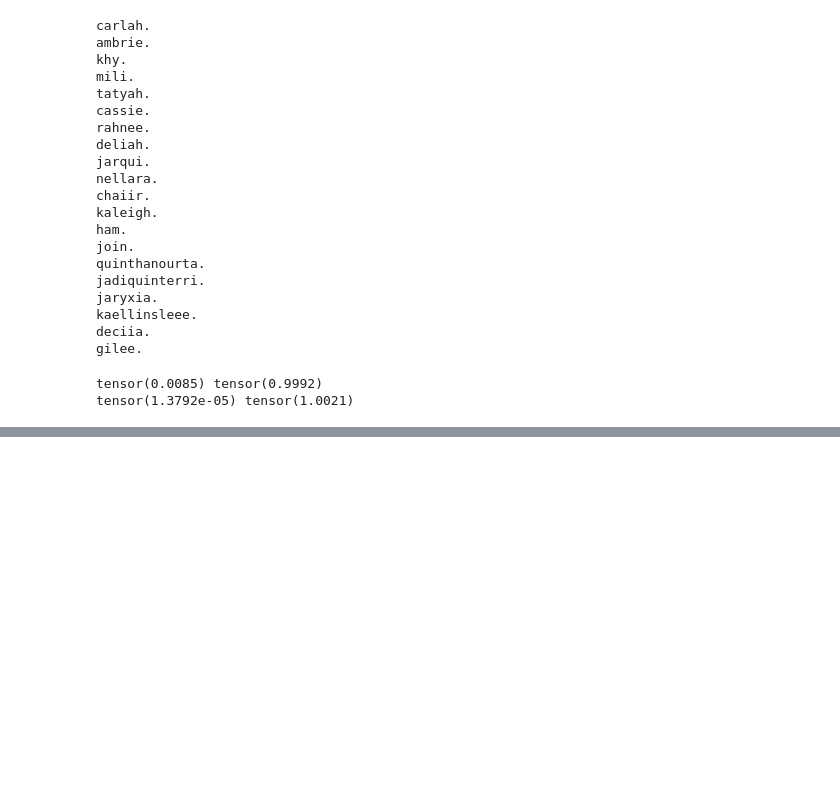
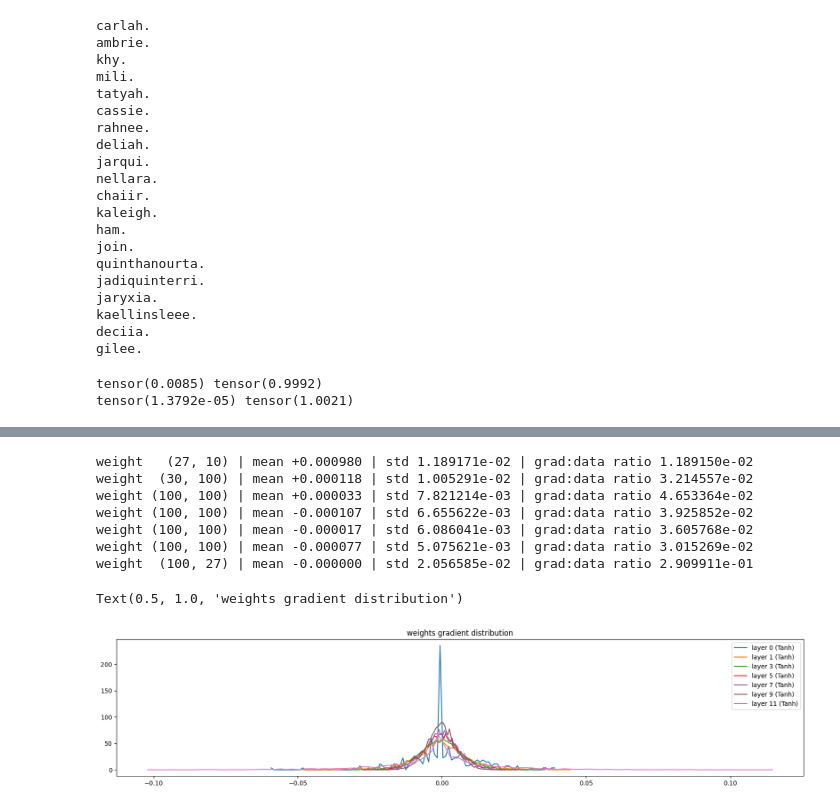
Before and after one commit to ahmadsharif1/mygrad, a Jupyter notebook: lesson4/model.ipynb, the cells around one changed output, grey strips where cells are left out. Cells and saved outputs as stored; diff of their text form; code cells hidden in the pictures; blank space fills up the shorter version.

```diff
--- a/lesson4/model.ipynb
+++ b/lesson4/model.ipynb
@@ -231,0 +400,22 @@ tensor(1.3792e-05) tensor(1.0021)
+# %%
+plt.figure(figsize=(20, 4))
+legends = []
+for i, p in enumerate(parameters):
+  t = p.grad
+  if p.ndim == 2:
+    print('weight %10s | mean %+f | std %e | grad:data ratio %e' % (tuple(p.shape), t.mean(), t.std(), t.std() / p.std()))
+    hy, hx = torch.histogram(t, density=True)
+    plt.plot(hx[:-1].detach(), hy.detach())
+    legends.append(f'layer {i} ({layer.__class__.__name__})')
+plt.legend(legends)
+plt.title('weights gradient distribution')
+# %% [output]
+weight   (27, 10) | mean +0.000980 | std 1.189171e-02 | grad:data ratio 1.189150e-02
+weight  (30, 100) | mean +0.000118 | std 1.005291e-02 | grad:data ratio 3.214557e-02
+weight (100, 100) | mean +0.000033 | std 7.821214e-03 | grad:data ratio 4.653364e-02
+weight (100, 100) | mean -0.000107 | std 6.655622e-03 | grad:data ratio 3.925852e-02
+weight (100, 100) | mean -0.000017 | std 6.086041e-03 | grad:data ratio 3.605768e-02
+weight (100, 100) | mean -0.000077 | std 5.075621e-03 | grad:data ratio 3.015269e-02
+weight  (100, 27) | mean -0.000000 | std 2.056585e-02 | grad:data ratio 2.909911e-01
+Text(0.5, 1.0, 'weights gradient distribution')
+[figure, added]
```
Also changed, not shown: parts of 7 cells of this notebook, 1 other file.
